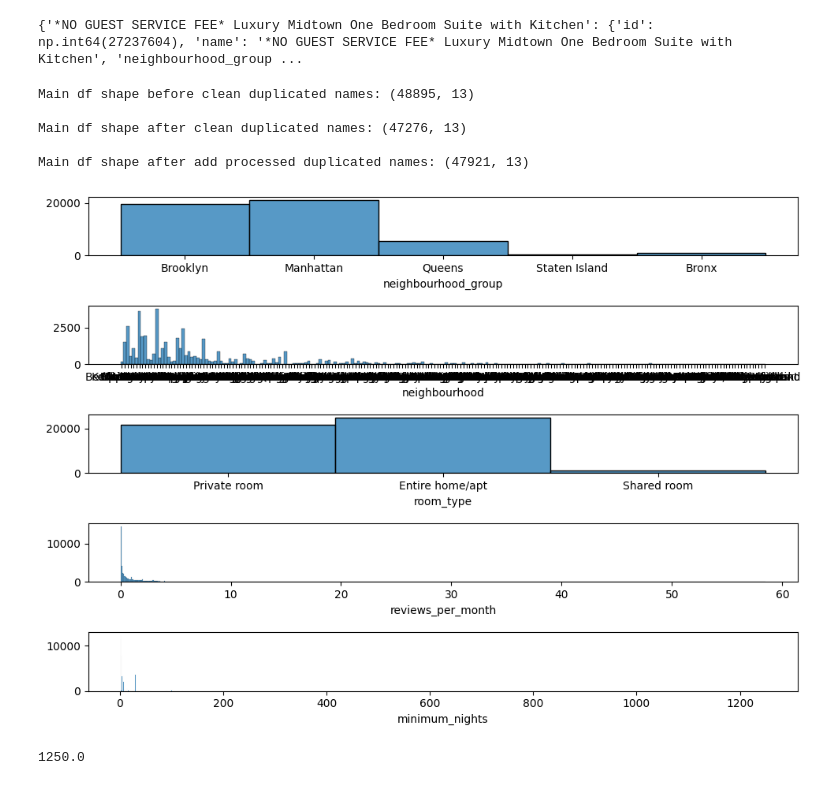
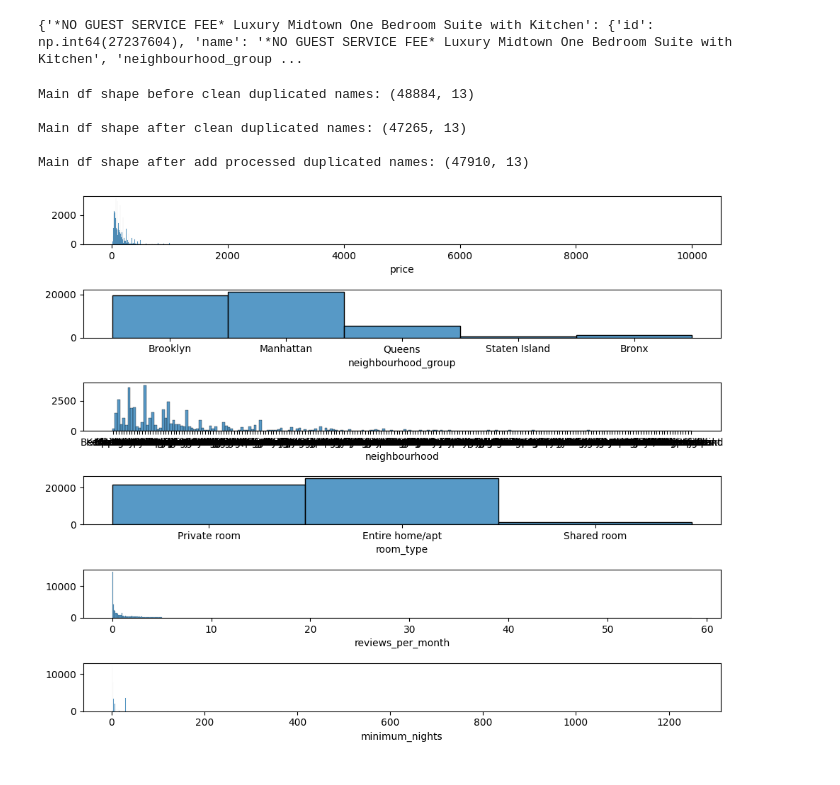
Before and after one commit to JCMiriam/get_data_from_songs, a Jupyter notebook: src/2-data-cleanup.ipynb, the cells around one changed output. Drawn from its saved outputs; the diff is of its cells as text; code cells hidden in the pictures.

```diff
--- a/src/2-data-cleanup.ipynb
+++ b/src/2-data-cleanup.ipynb
@@ -140,3 +140,7 @@ number_of_reviews: <int>
 last_review: <['date', 'NaTType']>
 reviews_per_month: <float>
 availability_365: <int>
+# %%
+# Count register with price 0 and remove it if necessary
+print((main_df['price'] == 0).sum())
+main_df = main_df[main_df['price'] != 0]
@@ -268,25 +274,23 @@ new_records_df = pd.DataFrame.from_dict(unified_names_df_dict, orient='index')
 main_df = pd.concat([main_df, new_records_df], ignore_index=True)
 print(f'Main df shape after add processed duplicated names: {main_df.shape}\n')
 # %% [output]
-Main df shape before clean duplicated names: (48895, 13)
+Main df shape before clean duplicated names: (48884, 13)
 
-Main df shape after clean duplicated names: (47276, 13)
+Main df shape after clean duplicated names: (47265, 13)
 
-Main df shape after add processed duplicated names: (47921, 13)
+Main df shape after add processed duplicated names: (47910, 13)
 # %%
 # Univariate analysis
-fig, axis = plt.subplots(5, figsize = (10, 7))
+fig, axis = plt.subplots(6, figsize = (10, 8))
 
-sns.histplot(ax = axis[0], data = main_df, x = 'neighbourhood_group').set(ylabel = None)
-sns.histplot(ax = axis[1], data = main_df, x = 'neighbourhood').set(ylabel = None)
-sns.histplot(ax = axis[2], data = main_df, x = 'room_type').set(ylabel = None)
-sns.histplot(ax = axis[3], data = main_df, x = 'reviews_per_month').set(ylabel = None)
-sns.histplot(ax = axis[4], data = main_df, x = 'minimum_nights').set(ylabel = None)
+sns.histplot(ax = axis[0], data = main_df, x = 'price').set(ylabel = None)
+sns.histplot(ax = axis[1], data = main_df, x = 'neighbourhood_group').set(ylabel = None)
+sns.histplot(ax = axis[2], data = main_df, x = 'neighbourhood').set(ylabel = None)
+sns.histplot(ax = axis[3], data = main_df, x = 'room_type').set(ylabel = None)
+sns.histplot(ax = axis[4], data = main_df, x = 'reviews_per_month').set(ylabel = None)
+sns.histplot(ax = axis[5], data = main_df, x = 'minimum_nights').set(ylabel = None)
 
 plt.tight_layout()
 plt.show()
-
-print(main_df['minimum_nights'].max())
 # %% [output]
-[figure, old version]
+[figure, new version]
-1250.0
```
Also changed, not shown: parts of 17 cells of this notebook, 2 other files.
